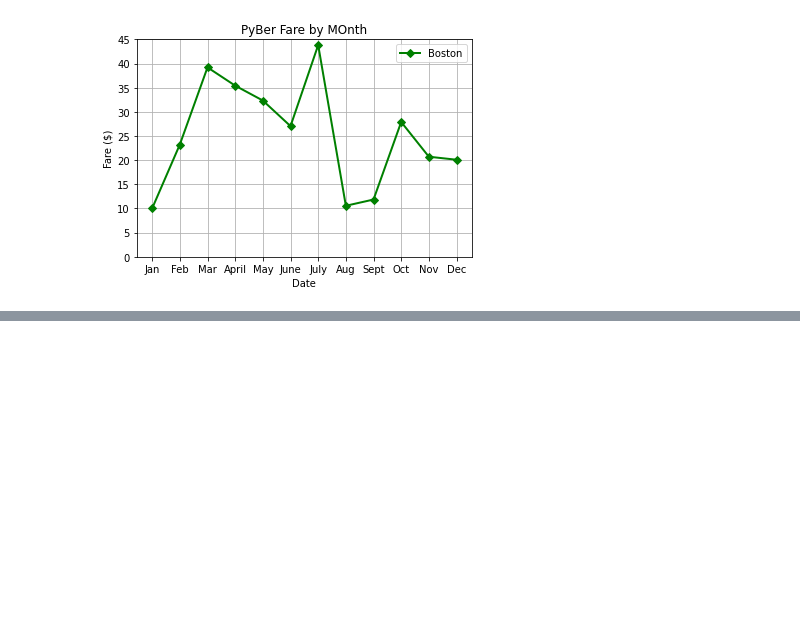
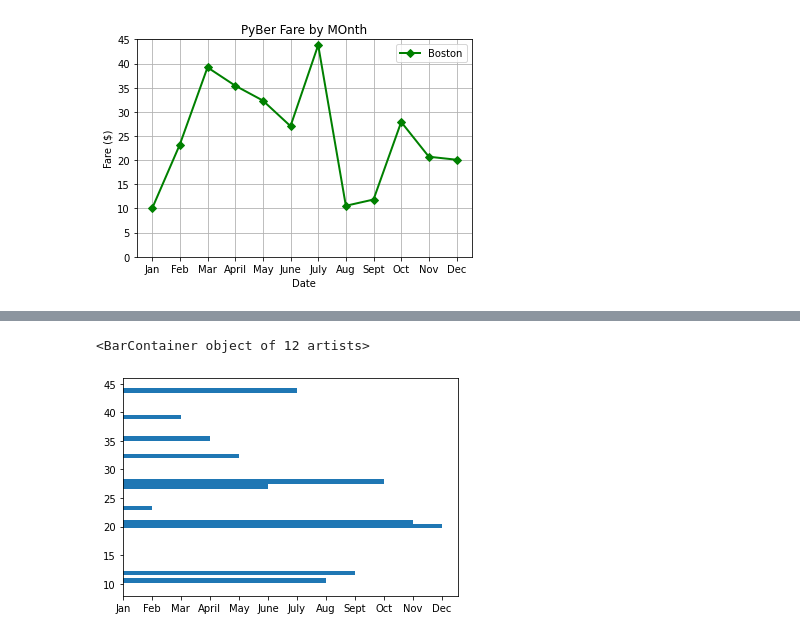
Before and after one commit to juliomeza/PyBer_Analysis, a Jupyter notebook: Untitled.ipynb, the cells around one changed output, grey strips where cells are left out. Saved outputs shown, nothing was run; the diff lists cells and outputs as text; code cells hidden in the pictures; blank space fills up the shorter version.

```diff
--- a/Untitled.ipynb
+++ b/Untitled.ipynb
@@ -64,0 +85,5 @@ ax.grid()
+# %%
+plt.barh(y_axis, x_axis)
+# %% [output]
+<BarContainer object of 12 artists>
+[figure, added]
```
Also changed, not shown: parts of 7 cells of this notebook.
